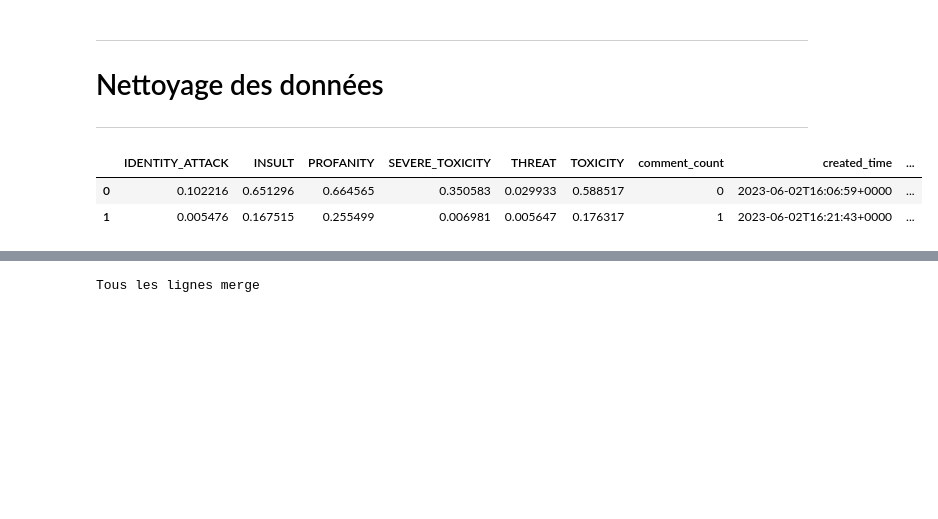
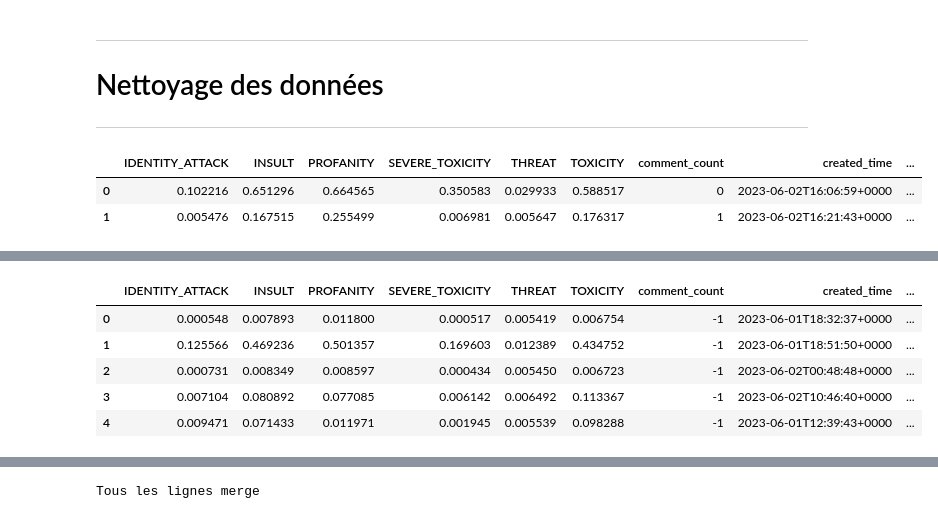
Before and after one commit to caseguin/GLO-7027, a Jupyter notebook: charles_workspace/charles_cleaning.ipynb, the cells around one changed output, grey strips where cells are left out. Saved outputs shown, nothing was run; the diff lists cells and outputs as text; code cells hidden in the pictures; blank space fills up the shorter version.

```diff
--- a/charles_workspace/charles_cleaning.ipynb
+++ b/charles_workspace/charles_cleaning.ipynb
@@ -27,0 +37,10 @@ comments.head(2)
+# %%
+test = pd.read_csv(data_path + 'Test.csv')
+test.head()
+# %% [output]
+|  | IDENTITY_ATTACK | INSULT | PROFANITY | SEVERE_TOXICITY | THREAT | TOXICITY | comment_count | created_time | ... |
+| 0 | 0.000548 | 0.007893 | 0.011800 | 0.000517 | 0.005419 | 0.006754 | -1 | 2023-06-01T18:32:37+0000 | ... |
+| 1 | 0.125566 | 0.469236 | 0.501357 | 0.169603 | 0.012389 | 0.434752 | -1 | 2023-06-01T18:51:50+0000 | ... |
+| 2 | 0.000731 | 0.008349 | 0.008597 | 0.000434 | 0.005450 | 0.006723 | -1 | 2023-06-02T00:48:48+0000 | ... |
+| 3 | 0.007104 | 0.080892 | 0.077085 | 0.006142 | 0.006492 | 0.113367 | -1 | 2023-06-02T10:46:40+0000 | ... |
+| 4 | 0.009471 | 0.071433 | 0.011971 | 0.001945 | 0.005539 | 0.098288 | -1 | 2023-06-01T12:39:43+0000 | ... |
```
Also changed, not shown: parts of 5 cells of this notebook, 3 other files.
